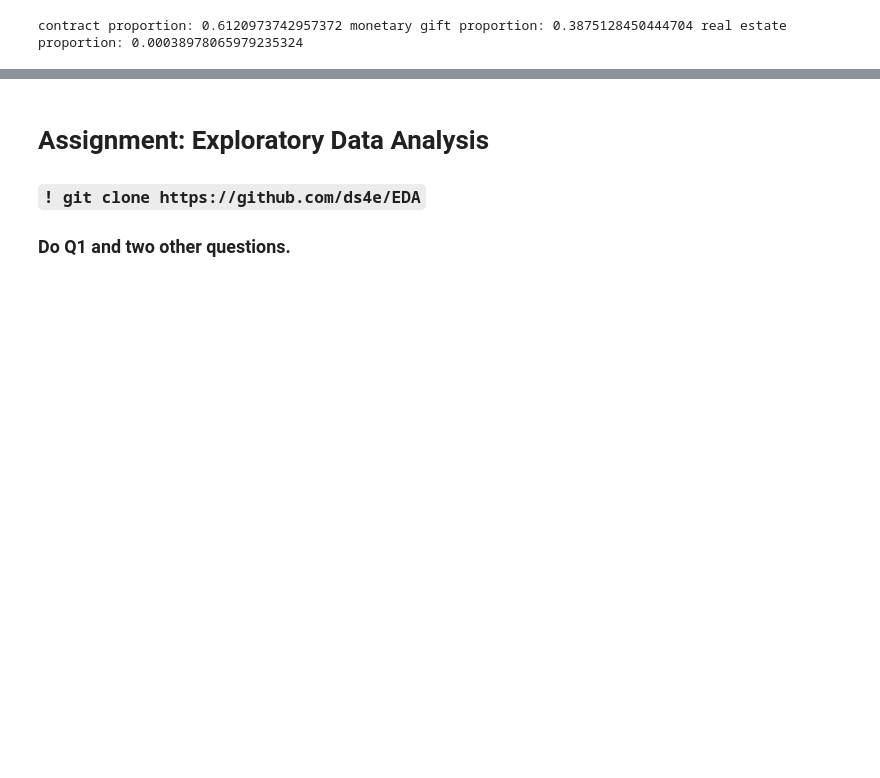
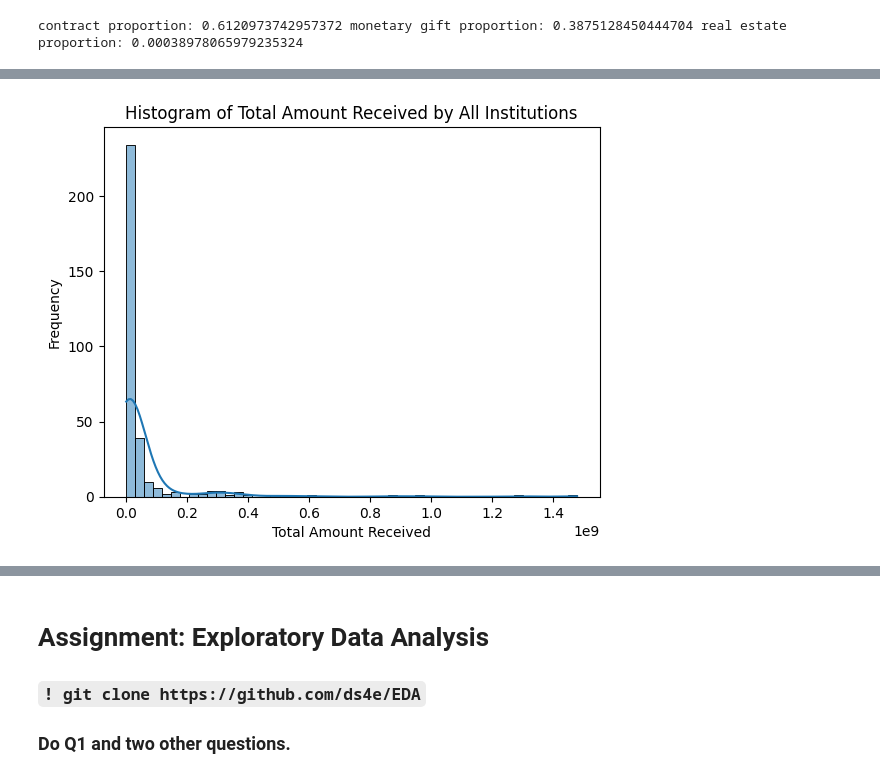
Before and after one commit to ameliavasiliu/EDA, a Jupyter notebook: assignment/assignment.ipynb, the cells around one changed output, grey strips where cells are left out. Saved outputs shown, nothing was run; the diff lists cells and outputs as text; code cells hidden in the pictures; blank space fills up the shorter version.

```diff
--- a/assignment/assignment.ipynb
+++ b/assignment/assignment.ipynb
@@ -68,0 +158,9 @@ df["Foreign Gift Amount"] = df.sns.kd
+# %%
+institution_total = df.groupby("Institution Name")["Foreign Gift Amount"].sum()
+sns.histplot(institution_total, bins=50, kde=True)
+plt.title('Histogram of Total Amount Received by All Institutions')
+plt.xlabel('Total Amount Received')
+plt.ylabel('Frequency')
+plt.show()
+# %% [output]
+[figure, added]
```
Also changed, not shown: parts of 13 cells of this notebook.
